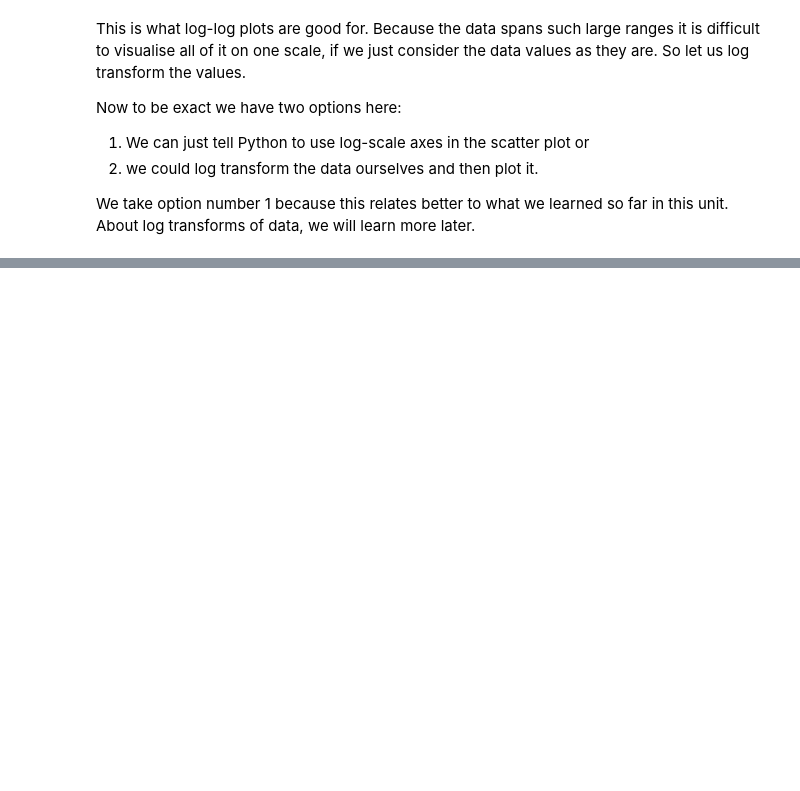
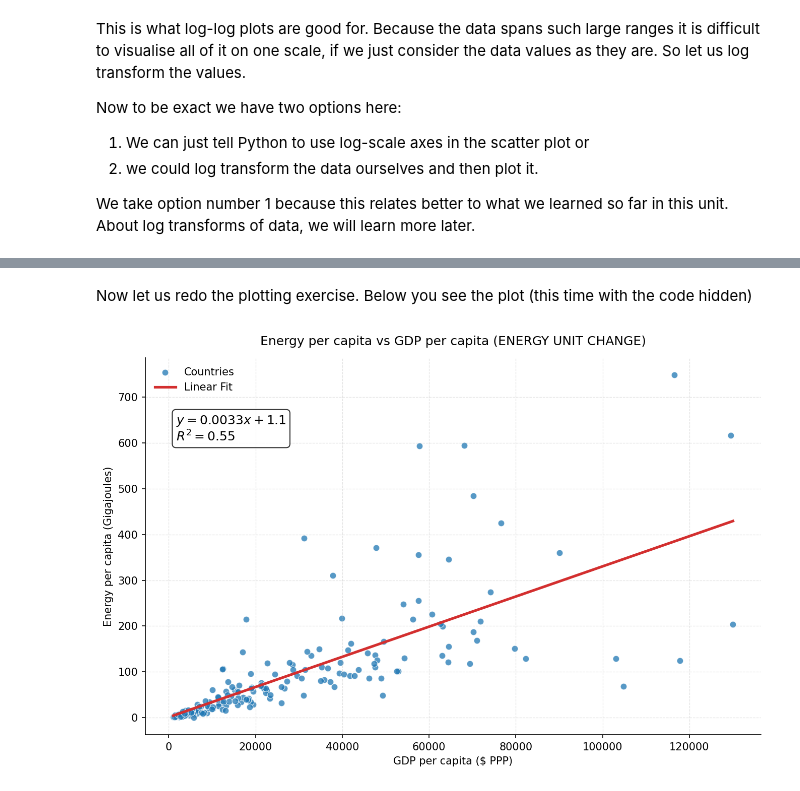
Before and after one commit to yannickoswald/ecoeconbook, a Jupyter notebook: _build/jupyter_execute/order_of_magnitude_economics_and_scaling/static_scale.ipynb, the cells around one changed output, grey strips where cells are left out. Drawn from its saved outputs; the diff is of its cells as text; code cells hidden in the pictures; blank space fills up the shorter version.

```diff
--- a/_build/jupyter_execute/order_of_magnitude_economics_and_scaling/static_scale.ipynb
+++ b/_build/jupyter_execute/order_of_magnitude_economics_and_scaling/static_scale.ipynb
@@ -111,0 +287,7 @@ This also teaches you already one of the most important things to know about as
+# %%
+# Create a new column 'energy_pc_gj' by converting kWh to Gigajoules
+# Conversion factor: 1 kWh = 0.0036 GJ
+df["energy_pc_gj"] = df["energy_pc"] * 0.0036
+
+# Check the first few rows to see the result
+df.head()
@@ -111,0 +301,64 @@ This also teaches you already one of the most important things to know about as
+# %% [markdown]
+Now let us redo the plotting exercise. Below you see the plot (this time with the code hidden)
+# %%
+import matplotlib.pyplot as plt
+import numpy as np
+
+# Setup the figure
+fig, ax = plt.subplots(figsize=(9, 6), dpi=150)
+
+# 1. Plot the Data (Scatter)
+# Note: We are now using the new 'energy_pc_gj' column
+ax.scatter(
+    df["gdp_pc"],
+    df["energy_pc_gj"], # Changed from energy_pc
+    s=38,
+    alpha=0.75,
+    edgecolors="white",
+    linewidths=0.6,
+    label="Countries"
+)
+
+# 2. Calculate and Plot the Linear Regression Line
+# Remove NaNs first to avoid errors in calculation
+# We must drop NaNs from the NEW column now
+valid_data = df.dropna(subset=["gdp_pc", "energy_pc_gj"])
+x = valid_data["gdp_pc"]
+y = valid_data["energy_pc_gj"] # Changed from energy_pc
+
+# Fit a 1st degree polynomial (straight line): y = mx + b
+m, b = np.polyfit(x, y, 1)
+
+# Create a smooth range of X values for plotting the line
+x_line = np.linspace(x.min(), x.max(), 100)
+y_line = m * x_line + b
+
+# Calculate R-squared
+correlation = np.corrcoef(x, y)[0, 1]
+r_squared = correlation**2
+
+# Plot the red regression line
+ax.plot(x_line, y_line, color="#D32F2F", linewidth=2.5, label="Linear Fit")
+
+# 3. Aesthetics
+ax.set_title("Energy per capita vs GDP per capita (ENERGY UNIT CHANGE)", pad=12)
+ax.set_xlabel("GDP per capita ($ PPP)")
+ax.set_ylabel("Energy per capita (Gigajoules)") # Updated Label
+
+ax.grid(True, linestyle="--", linewidth=0.6, alpha=0.35)
+ax.spines["top"].set_visible(False)
+ax.spines["right"].set_visible(False)
+
+# Add the Equation and R^2 as a text box
+# Formatting: m is now much smaller (approx 0.0033), so we need more decimal places
+text_str = f'$y = {m:.4f}x + {b:.1f}$\n$R^2 = {r_squared:.2f}$'
+ax.text(0.05, 0.85, text_str, transform=ax.transAxes, fontsize=12,
+        verticalalignment='top', bbox=dict(boxstyle='round', facecolor='white', alpha=0.8))
+
+# Add the legend
+ax.legend(frameon=False, loc="upper left")
+
+plt.tight_layout()
+plt.show()
+# %% [output]
+[figure, added]
```
Also changed, not shown: parts of 11 cells of this notebook, 19 other files.
